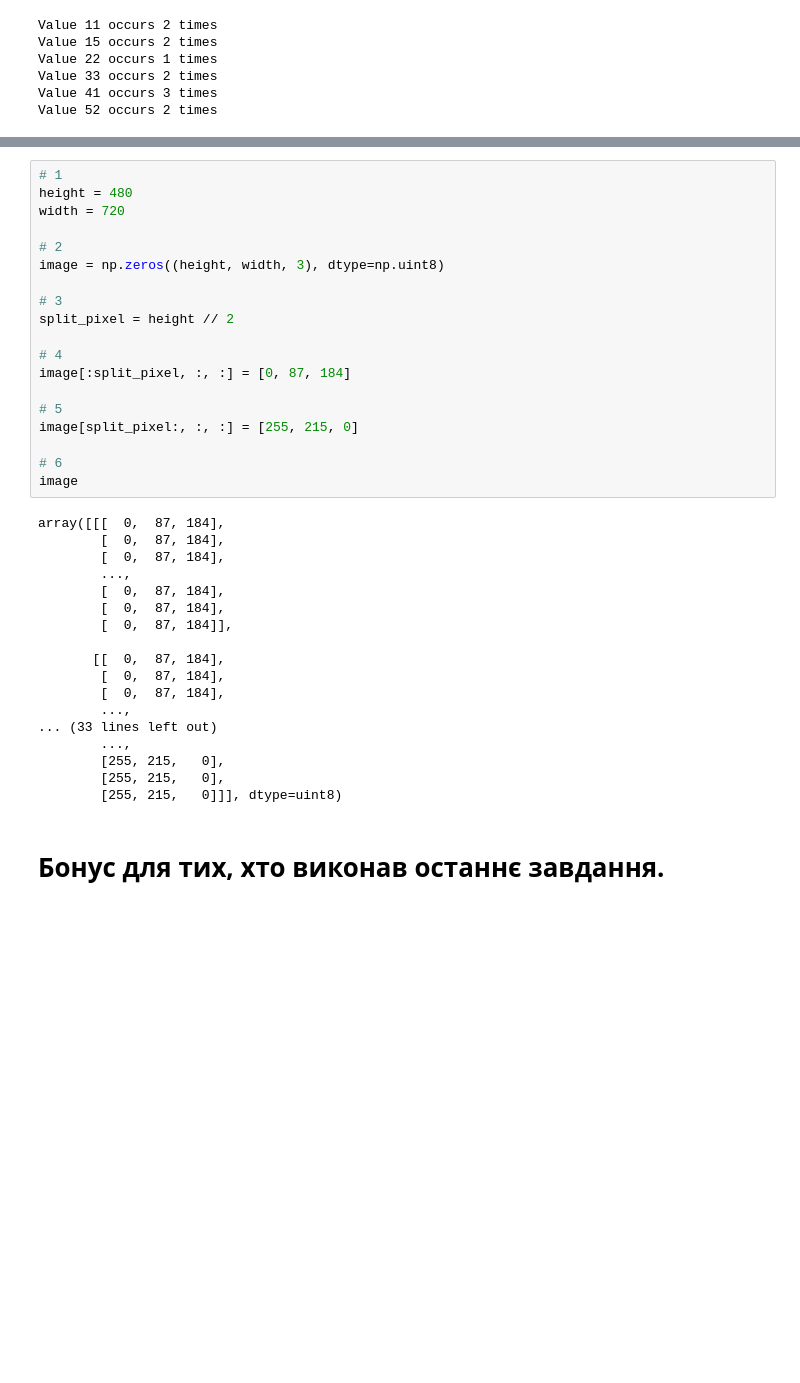
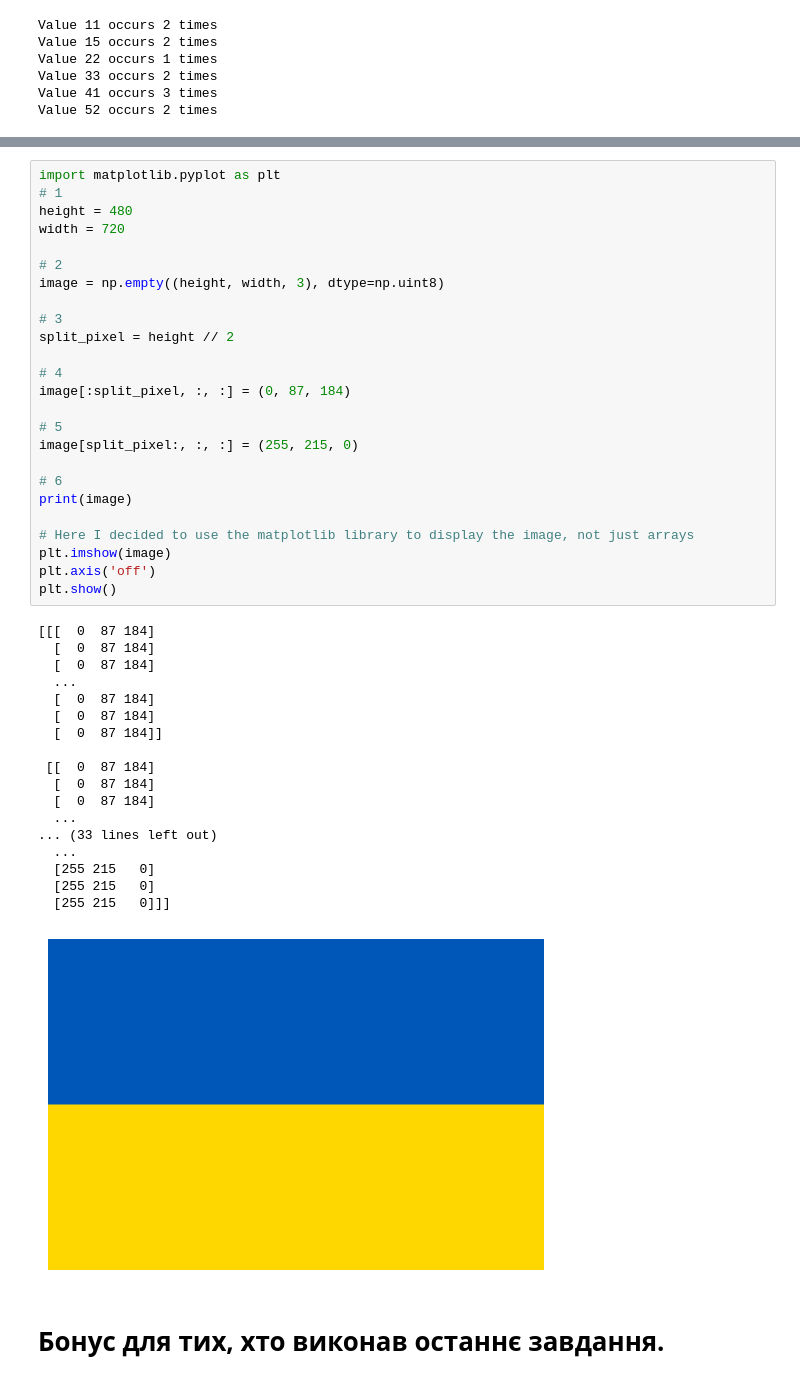
Before and after one commit to darynasmn/Python_course, a Jupyter notebook: python_practice_8.ipynb, the cells around one changed output, grey strips where cells are left out. Cells and saved outputs as stored; diff of their text form; blank space fills up the shorter version.

```diff
--- a/python_practice_8.ipynb
+++ b/python_practice_8.ipynb
@@ -273,42 +273,49 @@ Value 52 occurs 2 times
 
 ![текст посилання](https://drive.google.com/uc?id=16r2XB6MO-E9dltIqsbumtoIQhkRfsbZ_)
 # %%
+import matplotlib.pyplot as plt
 # 1
 height = 480
 width = 720
 
 # 2
-image = np.zeros((height, width, 3), dtype=np.uint8)
+image = np.empty((height, width, 3), dtype=np.uint8)
 
 # 3
 split_pixel = height // 2
 
 # 4
-image[:split_pixel, :, :] = [0, 87, 184]
+image[:split_pixel, :, :] = (0, 87, 184)
 
 # 5
-image[split_pixel:, :, :] = [255, 215, 0]
+image[split_pixel:, :, :] = (255, 215, 0)
 
 # 6
-image
+print(image)
+
+# Here I decided to use the matplotlib library to display the image, not just arrays
+plt.imshow(image)
+plt.axis('off')
+plt.show()
 # %% [output]
-array([[[  0,  87, 184],
-        [  0,  87, 184],
-        [  0,  87, 184],
-        ...,
-        [  0,  87, 184],
-        [  0,  87, 184],
-        [  0,  87, 184]],
+[[[  0  87 184]
+  [  0  87 184]
+  [  0  87 184]
+  ...
+  [  0  87 184]
+  [  0  87 184]
+  [  0  87 184]]
 
-       [[  0,  87, 184],
-        [  0,  87, 184],
-        [  0,  87, 184],
-        ...,
+ [[  0  87 184]
+  [  0  87 184]
+  [  0  87 184]
+  ...
 ... (33 lines left out)
-        ...,
-        [255, 215,   0],
-        [255, 215,   0],
-        [255, 215,   0]]], dtype=uint8)
+  ...
+  [255 215   0]
+  [255 215   0]
+  [255 215   0]]]
+[figure, added]
 # %% [markdown]
 # Бонус для тих, хто виконав останнє завдання.
 # %% [markdown]
```
Also changed, not shown: parts of 3 cells of this notebook.
